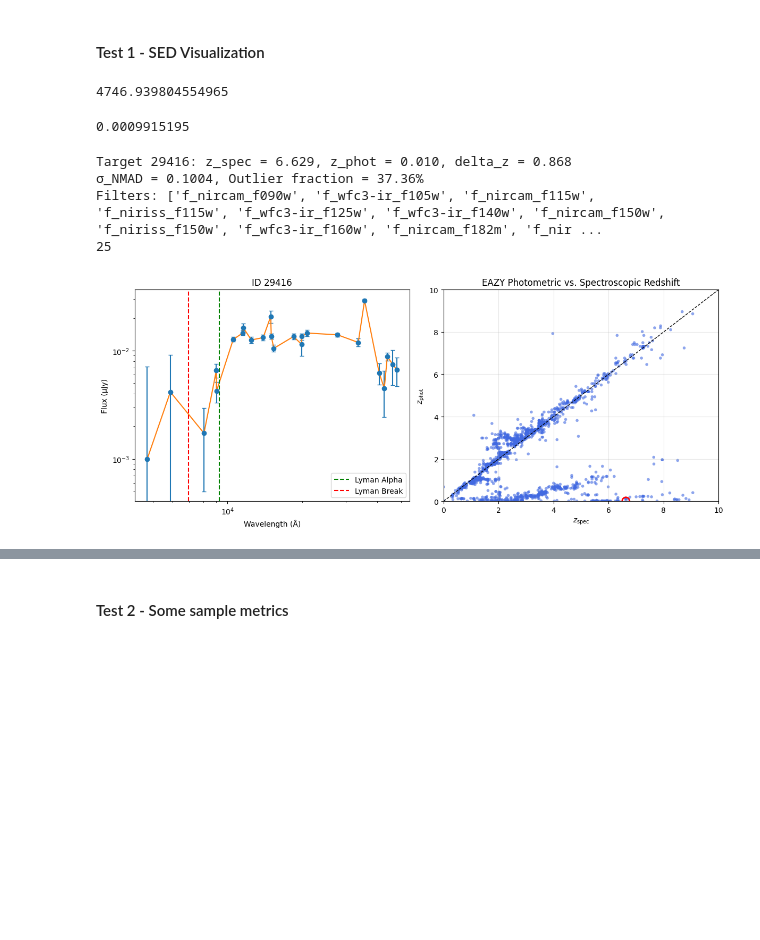
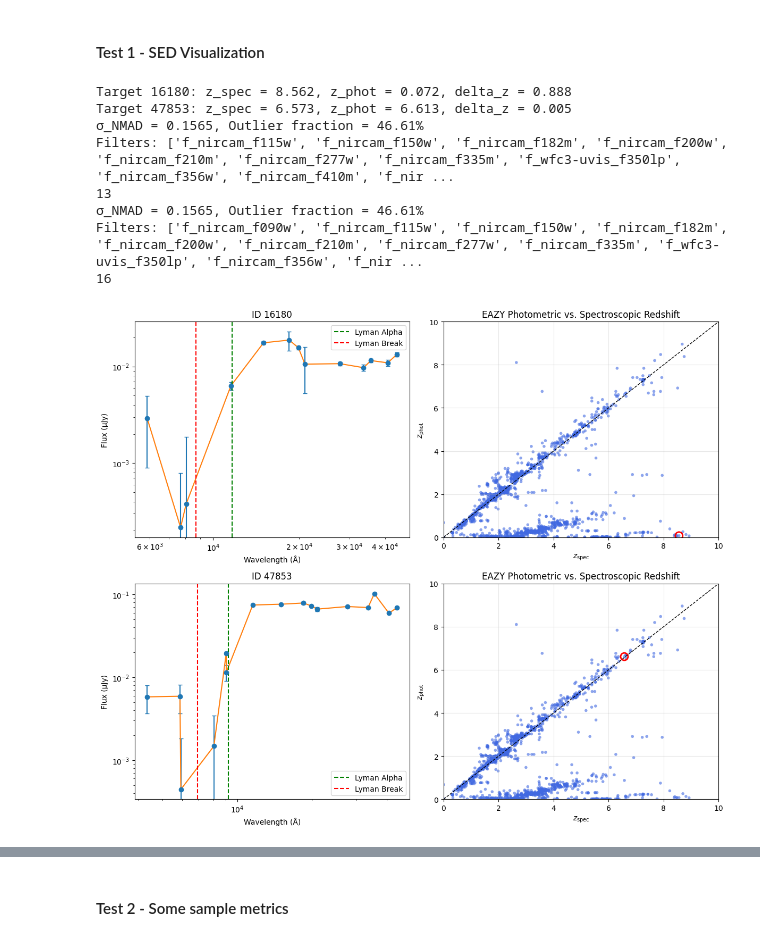
Before and after one commit to sfremy/my-eazy-jwst, a Jupyter notebook: scripts/eazy_imaging.ipynb, the cells around one changed output, grey strips where cells are left out. Drawn from its saved outputs; the diff is of its cells as text; code cells hidden in the pictures; blank space fills up the shorter version.

```diff
--- a/scripts/eazy_imaging.ipynb
+++ b/scripts/eazy_imaging.ipynb
@@ -314,23 +320,27 @@ def diagnostic_plot(target, table, pivot_dict):
 # %%
 highz_tab = diagnostic_tab[diagnostic_tab['z_spec'] > 6]
-# %%
-pivot_dict['acs_f475w']
-# %% [output]
-4746.939804554965
-# %%
-print(highz_tab[11]['f_acs_f475w'])
-# %% [output]
-0.0009915195
 # %%
-target = highz_tab[11]
-print(f"Target {target['id']}: z_spec = {target['z_spec']:.3f}, z_phot = {target['z_a']:.3f}, delta_z = {target['delta_z']:.3f}")
+target1 = highz_tab[5]
+target2 = highz_tab[-10]
+print(f"Target {target1['id']}: z_spec = {target1['z_spec']:.3f}, z_phot = {target1['z_a']:.3f}, delta_z = {target1['delta_z']:.3f}")
+print(f"Target {target2['id']}: z_spec = {target2['z_spec']:.3f}, z_phot = {target2['z_a']:.3f}, delta_z = {target2['delta_z']:.3f}")
 
-diagnostic_plot(target, diagnostic_tab, pivot_dict)
+fig, axes = plt.subplots(2, 2, figsize=(12,10))
+
+diagnostic_plot(target1, diagnostic_tab, pivot_dict, axes[0])
+diagnostic_plot(target2, diagnostic_tab, pivot_dict, axes[1])
+
+plt.tight_layout()
+plt.show()
 
 # Quality cutoff at highz index 220
 # %% [output]
-Target 29416: z_spec = 6.629, z_phot = 0.010, delta_z = 0.868
-σ_NMAD = 0.1004, Outlier fraction = 37.36%
-Filters: ['f_nircam_f090w', 'f_wfc3-ir_f105w', 'f_nircam_f115w', 'f_niriss_f115w', 'f_wfc3-ir_f125w', 'f_wfc3-ir_f140w', 'f_nircam_f150w', 'f_niriss_f150w', 'f_wfc3-ir_f160w', 'f_nircam_f182m', 'f_nir ...
-25
+Target 16180: z_spec = 8.562, z_phot = 0.072, delta_z = 0.888
+Target 47853: z_spec = 6.573, z_phot = 6.613, delta_z = 0.005
+σ_NMAD = 0.1565, Outlier fraction = 46.61%
+Filters: ['f_nircam_f115w', 'f_nircam_f150w', 'f_nircam_f182m', 'f_nircam_f200w', 'f_nircam_f210m', 'f_nircam_f277w', 'f_nircam_f335m', 'f_wfc3-uvis_f350lp', 'f_nircam_f356w', 'f_nircam_f410m', 'f_nir ...
+13
+σ_NMAD = 0.1565, Outlier fraction = 46.61%
+Filters: ['f_nircam_f090w', 'f_nircam_f115w', 'f_nircam_f150w', 'f_nircam_f182m', 'f_nircam_f200w', 'f_nircam_f210m', 'f_nircam_f277w', 'f_nircam_f335m', 'f_wfc3-uvis_f350lp', 'f_nircam_f356w', 'f_nir ...
+16
-[figure, old version]
+[figure, new version]
```
Also changed, not shown: parts of 14 cells of this notebook, 7 other files.
